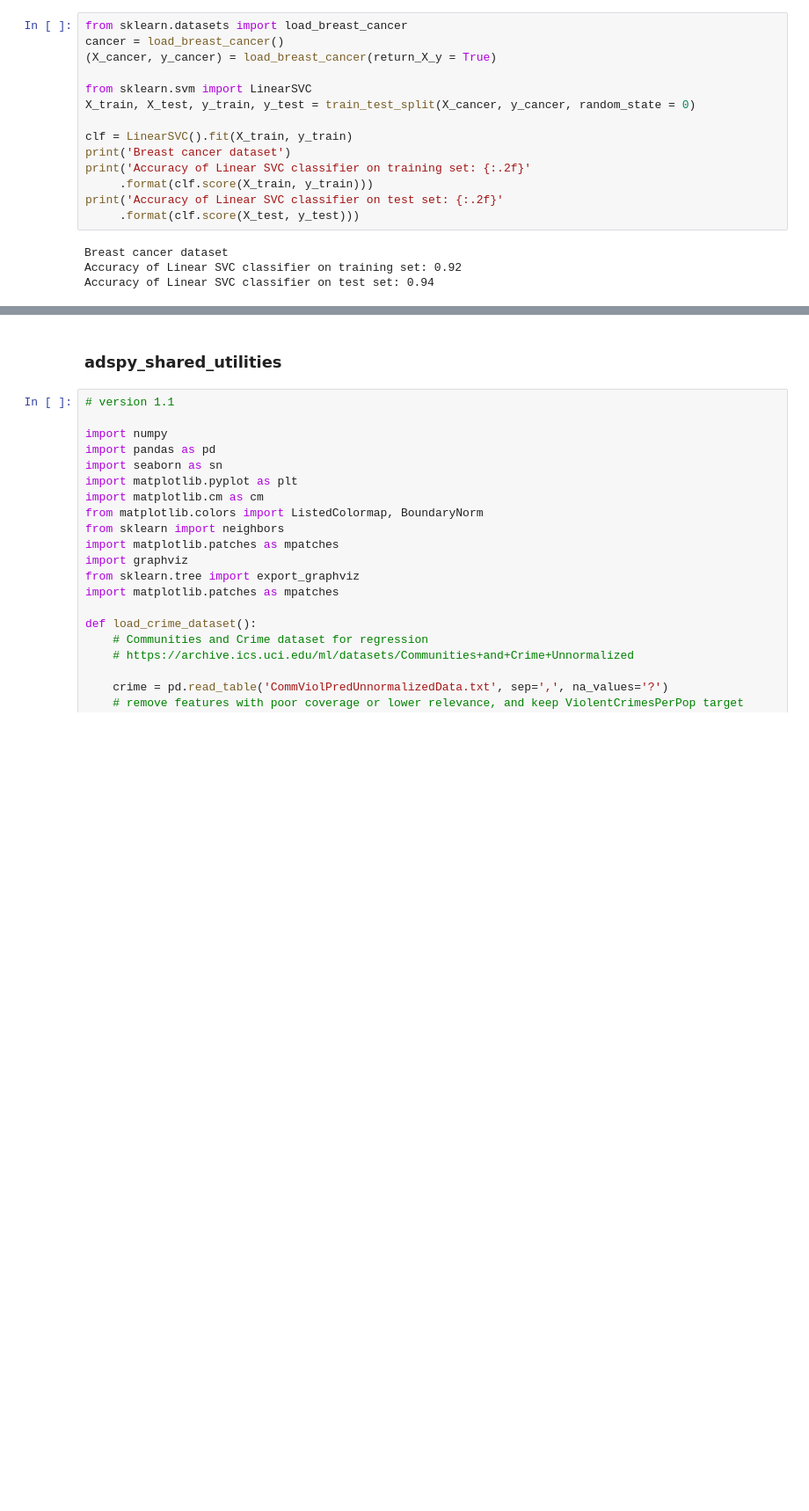
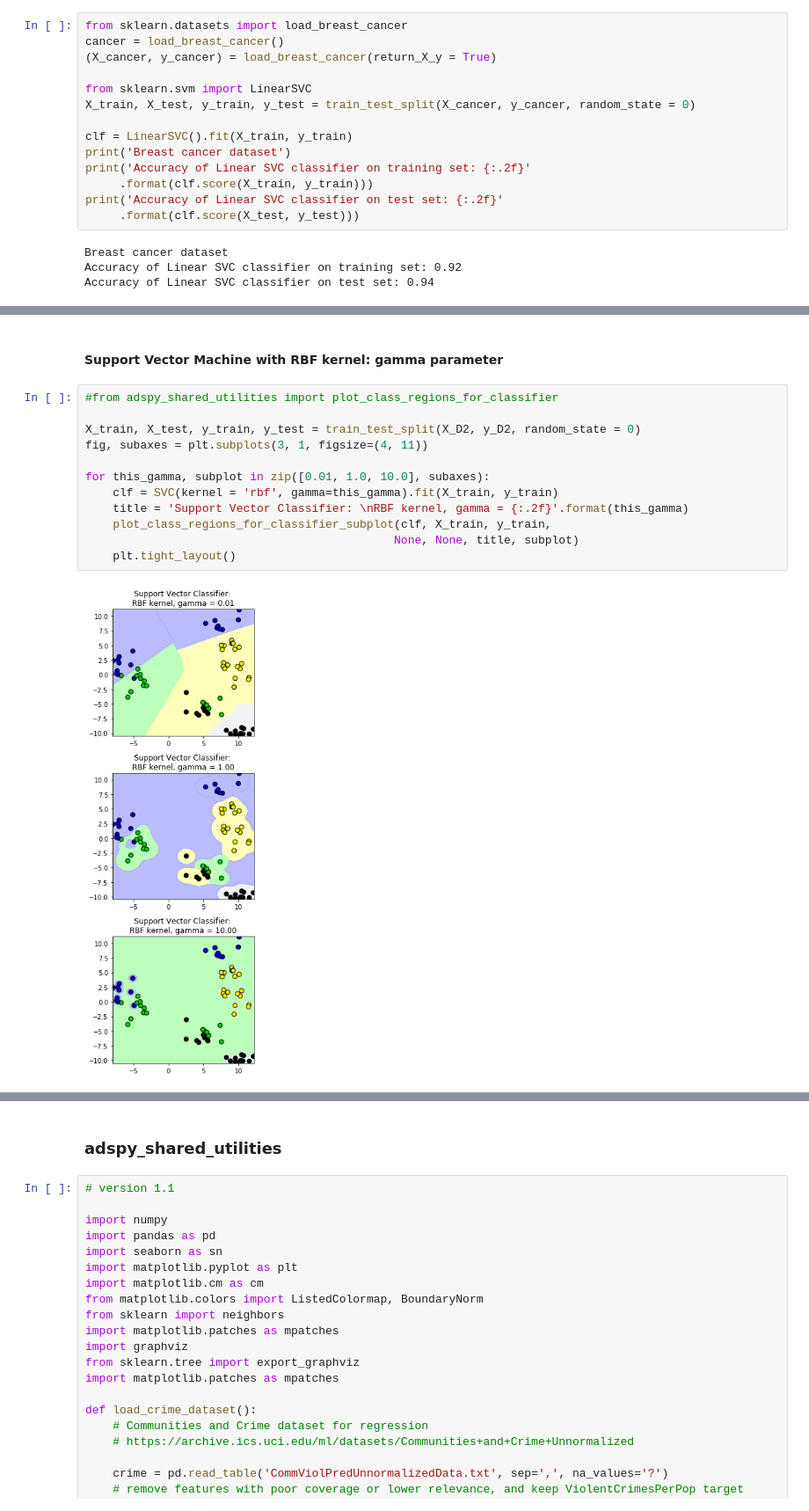
Before and after one commit to dariusmehri/Applied-Machine-Learning, a Jupyter notebook: Support Vector Machines.ipynb, the cells around one changed output, grey strips where cells are left out. Shown at 88% size. Cells and saved outputs as stored; diff of their text form; blank space fills up the shorter version.

```diff
--- a/Support Vector Machines.ipynb
+++ b/Support Vector Machines.ipynb
@@ -79,0 +127,16 @@ Accuracy of Linear SVC classifier on test set: 0.94
+# %% [markdown]
+#### Support Vector Machine with RBF kernel: gamma parameter
+# %%
+#from adspy_shared_utilities import plot_class_regions_for_classifier
+
+X_train, X_test, y_train, y_test = train_test_split(X_D2, y_D2, random_state = 0)
+fig, subaxes = plt.subplots(3, 1, figsize=(4, 11))
+
+for this_gamma, subplot in zip([0.01, 1.0, 10.0], subaxes):
+    clf = SVC(kernel = 'rbf', gamma=this_gamma).fit(X_train, y_train)
+    title = 'Support Vector Classifier: \nRBF kernel, gamma = {:.2f}'.format(this_gamma)
+    plot_class_regions_for_classifier_subplot(clf, X_train, y_train,
+                                             None, None, title, subplot)
+    plt.tight_layout()
+# %% [output]
+[figure, added]
```
Also changed, not shown: parts of 11 cells of this notebook.
